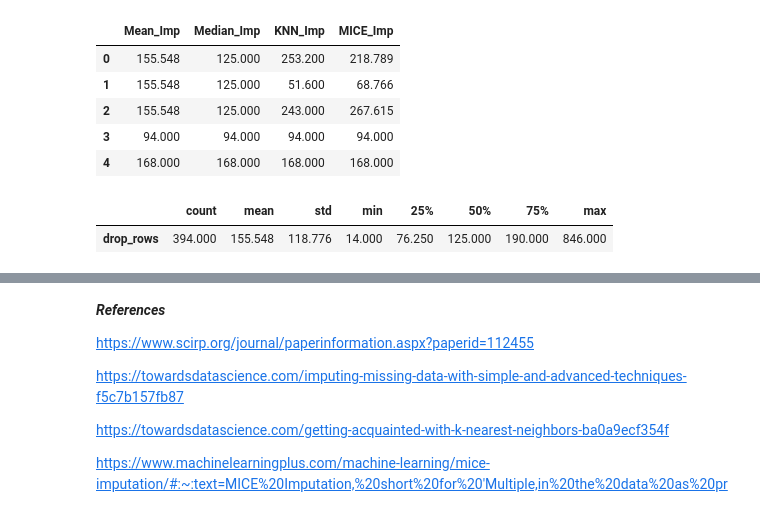
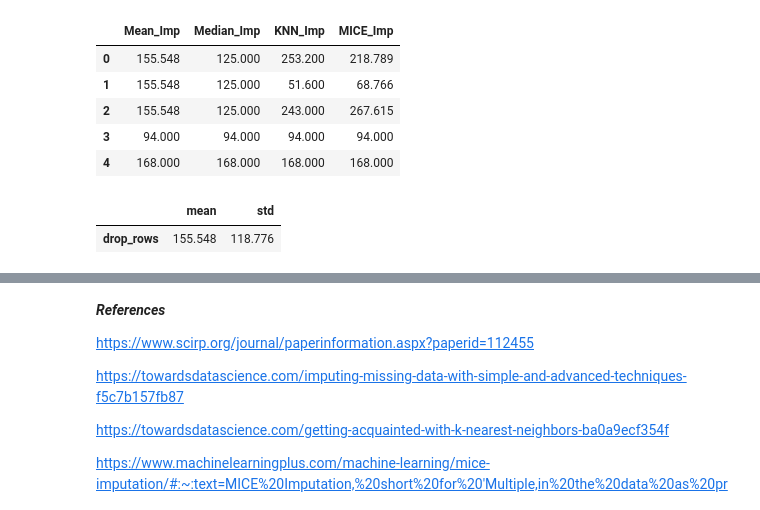
Before and after one commit to hhuseyincosgun/Feature-Engineering, a Jupyter notebook: missing-data-imputation-visualization.ipynb, the cells around one changed output, grey strips where cells are left out. Cells and saved outputs as stored; diff of their text form; code cells hidden in the pictures.

```diff
--- a/missing-data-imputation-visualization.ipynb
+++ b/missing-data-imputation-visualization.ipynb
@@ -478,7 +480,8 @@ df_all.head()
 | 4 | 168.000 | 168.000 | 168.000 | 168.000 |
 # %%
 df_dropped = drop_rows.to_frame()
-df_dropped.describe().T
+drop_desc = df_dropped.describe().loc[['mean', 'std']].T
+drop_desc
 # %% [output]
-|  | count | mean | std | min | 25% | 50% | 75% | max |
-| drop_rows | 394.000 | 155.548 | 118.776 | 14.000 | 76.250 | 125.000 | 190.000 | 846.000 |
+|  | mean | std |
+| drop_rows | 155.548 | 118.776 |
```
Also changed, not shown: parts of 12 cells of this notebook.
